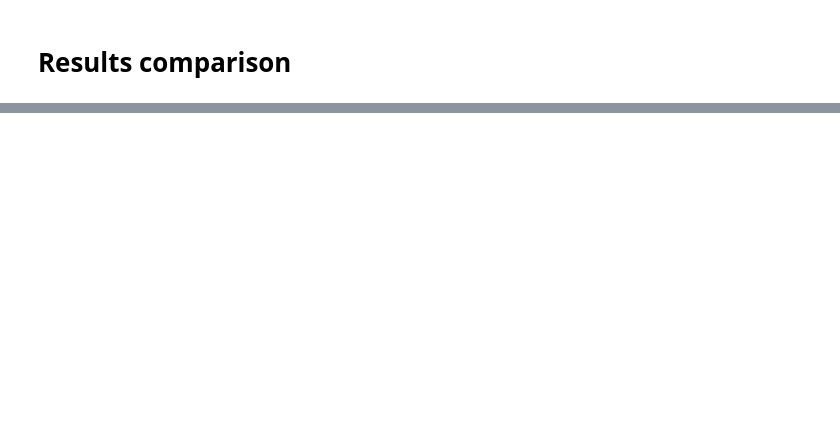
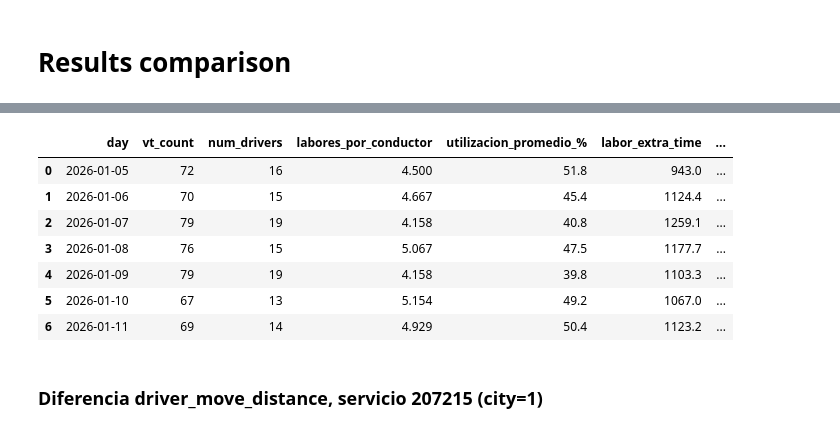
Before and after one commit to juanbeta98/Alfred, a Jupyter notebook: code/inst_results.ipynb, the cells around one changed output, grey strips where cells are left out. Drawn from its saved outputs; the diff is of its cells as text; code cells hidden in the pictures; blank space fills up the shorter version.

```diff
--- a/code/inst_results.ipynb
+++ b/code/inst_results.ipynb
@@ -378,0 +481,16 @@ array(['POINT (-74.0202608 4.6664181)'], dtype=object)
+# %%
+# Number of transport services computed by compute_metrics_with_moves
+metrics_algo_df = compute_metrics_with_moves(labors_algo_df, moves_algo_df, fechas, dist_dict,
+                                                 8, '149', 'algorithm', False, 'haversine')
+metrics_algo_df
+# %% [output]
+|  | day | vt_count | num_drivers | labores_por_conductor | utilizacion_promedio_% | labor_extra_time | ... |
+| 0 | 2026-01-05 | 72 | 16 | 4.500 | 51.8 | 943.0 | ... |
+| 1 | 2026-01-06 | 70 | 15 | 4.667 | 45.4 | 1124.4 | ... |
+| 2 | 2026-01-07 | 79 | 19 | 4.158 | 40.8 | 1259.1 | ... |
+| 3 | 2026-01-08 | 76 | 15 | 5.067 | 47.5 | 1177.7 | ... |
+| 4 | 2026-01-09 | 79 | 19 | 4.158 | 39.8 | 1103.3 | ... |
+| 5 | 2026-01-10 | 67 | 13 | 5.154 | 49.2 | 1067.0 | ... |
+| 6 | 2026-01-11 | 69 | 14 | 4.929 | 50.4 | 1123.2 | ... |
+# %% [markdown]
+### Diferencia driver_move_distance, servicio 207215 (city=1)
```
Also changed, not shown: parts of 65 cells of this notebook, 37 other files.
